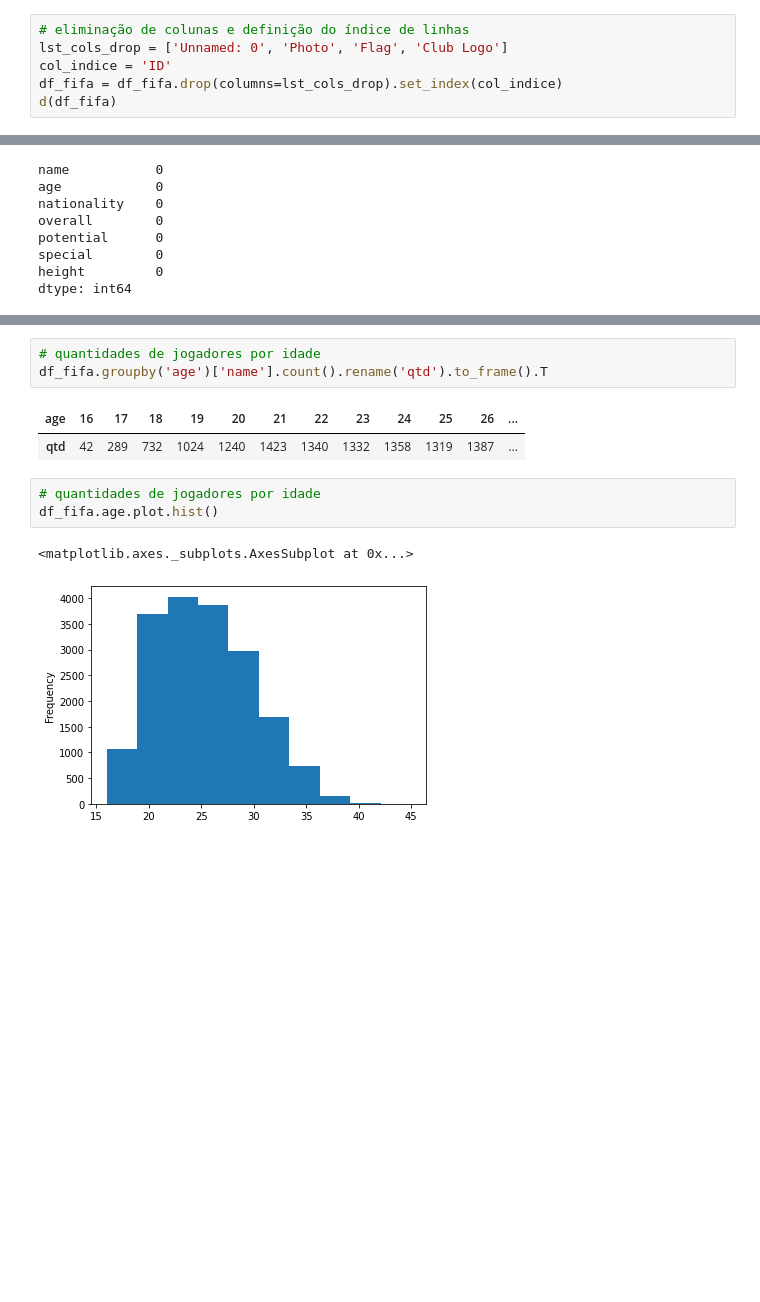
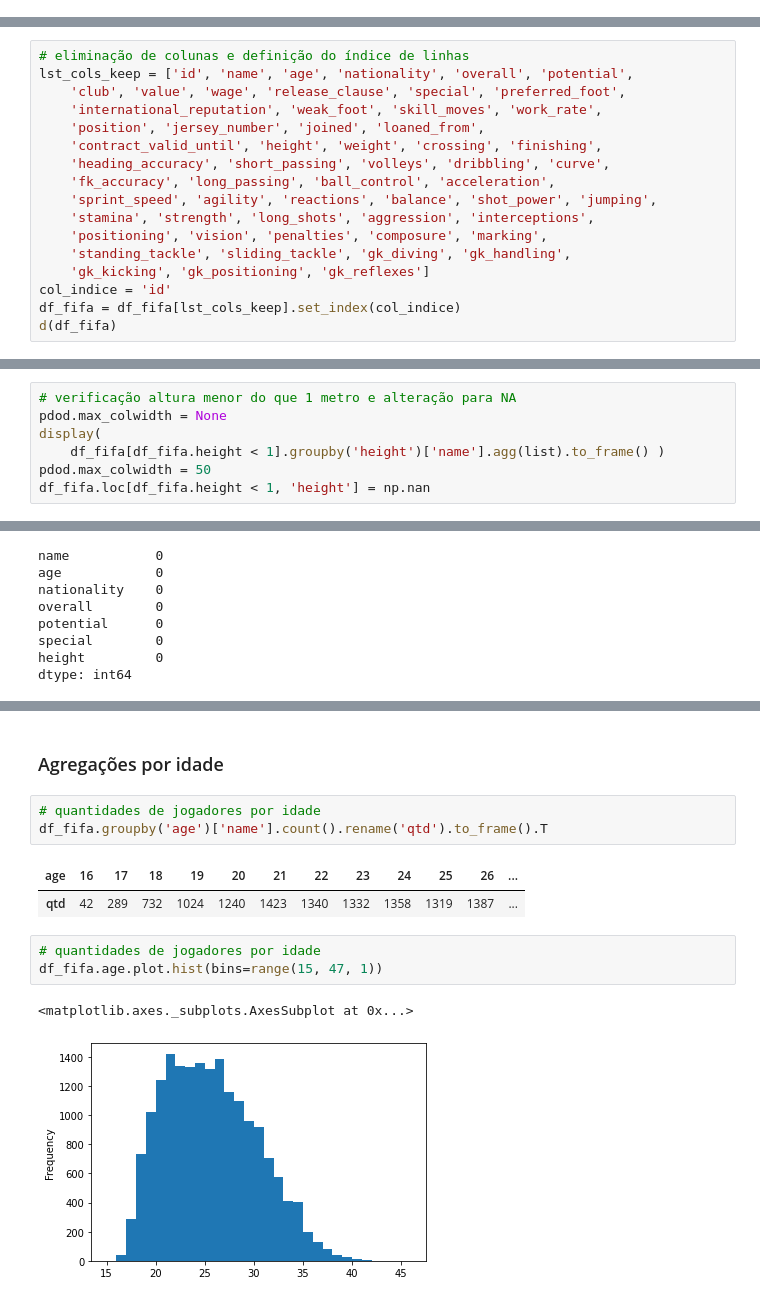
Before and after one commit to MarioPrado1148/DSWP_aluno, a Jupyter notebook: Notebooks/2020-10-13 NB10_01__Pandas - exercício 9.ipynb, the cells around one changed output, grey strips where cells are left out. Cells and saved outputs as stored; diff of their text form; blank space fills up the shorter version.

```diff
--- a/Notebooks/2020-10-13 NB10_01__Pandas - exercício 9.ipynb
+++ b/Notebooks/2020-10-13 NB10_01__Pandas - exercício 9.ipynb
@@ -71,9 +77,3 @@ d(df_fifa)
 | 0 | 0 | 158023 | L. Messi | 31 | https://cdn.sofifa.org/players/4/... | Argentina | https://cdn.sofifa.org/flags/52.png | 94 | 94 | FC Barcelona | ... |
 | 18206 | 18206 | 246269 | G. Nugent | 16 | https://cdn.sofifa.org/players/4/... | England | https://cdn.sofifa.org/flags/14.png | 46 | 66 | Tranmere Rovers | ... |
 (18207, 89)
-# %%
-# eliminação de colunas e definição do índice de linhas
-lst_cols_drop = ['Unnamed: 0', 'Photo', 'Flag', 'Club Logo']
-col_indice = 'ID'
-df_fifa = df_fifa.drop(columns=lst_cols_drop).set_index(col_indice)
-d(df_fifa)
@@ -102 +96,18 @@ Index(['name', 'age', 'nationality', 'overall', 'potential', 'club', 'value', 'w
       dtype='object')
+# %%
+# eliminação de colunas e definição do índice de linhas
+lst_cols_keep = ['id', 'name', 'age', 'nationality', 'overall', 'potential',
+    'club', 'value', 'wage', 'release_clause', 'special', 'preferred_foot',
+    'international_reputation', 'weak_foot', 'skill_moves', 'work_rate',
+    'position', 'jersey_number', 'joined', 'loaned_from',
+    'contract_valid_until', 'height', 'weight', 'crossing', 'finishing',
+    'heading_accuracy', 'short_passing', 'volleys', 'dribbling', 'curve',
+    'fk_accuracy', 'long_passing', 'ball_control', 'acceleration',
+    'sprint_speed', 'agility', 'reactions', 'balance', 'shot_power', 'jumping',
+    'stamina', 'strength', 'long_shots', 'aggression', 'interceptions',
+    'positioning', 'vision', 'penalties', 'composure', 'marking',
+    'standing_tackle', 'sliding_tackle', 'gk_diving', 'gk_handling',
+    'gk_kicking', 'gk_positioning', 'gk_reflexes']
+col_indice = 'id'
+df_fifa = df_fifa[lst_cols_keep].set_index(col_indice)
+d(df_fifa)
@@ -212,0 +295,7 @@ dtype: object
+# %%
+# verificação altura menor do que 1 metro e alteração para NA
+pdod.max_colwidth = None
+display(
+    df_fifa[df_fifa.height < 1].groupby('height')['name'].agg(list).to_frame() )
+pdod.max_colwidth = 50
+df_fifa.loc[df_fifa.height < 1, 'height'] = np.nan
@@ -304,3 +491,5 @@ Name: age, dtype: float64
+# %% [markdown]
+### Agregações por idade
 # %%
 # quantidades de jogadores por idade
 df_fifa.groupby('age')['name'].count().rename('qtd').to_frame().T
@@ -309,7 +498,7 @@ df_fifa.groupby('age')['name'].count().rename('qtd').to_frame().T
 | qtd | 42 | 289 | 732 | 1024 | 1240 | 1423 | 1340 | 1332 | 1358 | 1319 | 1387 | ... |
 # %%
 # quantidades de jogadores por idade
-df_fifa.age.plot.hist()
+df_fifa.age.plot.hist(bins=range(15, 47, 1))
 # %% [output]
 <matplotlib.axes._subplots.AxesSubplot at 0x...>
-[figure, old version]
+[figure, new version]
```
Also changed, not shown: parts of 39 cells of this notebook.
